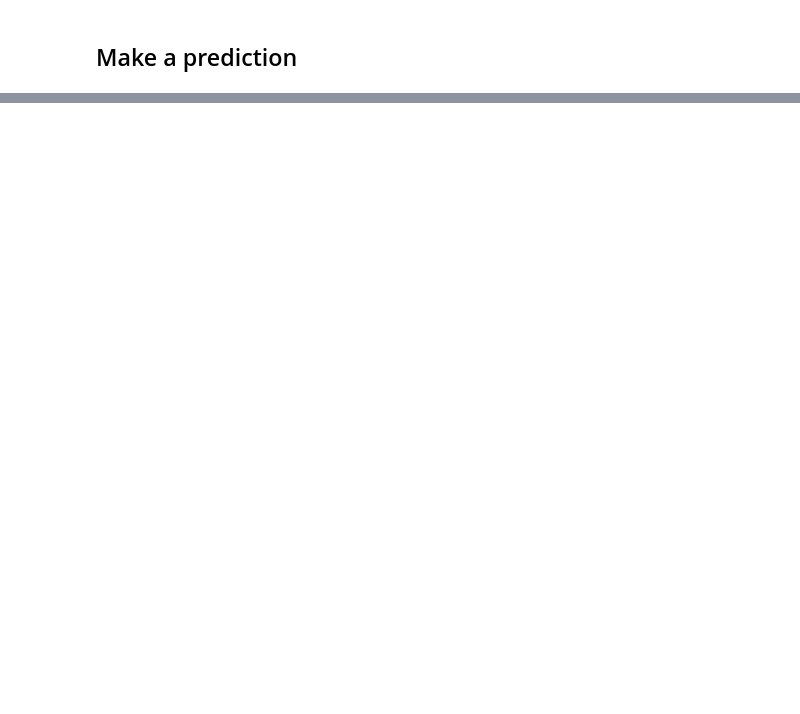
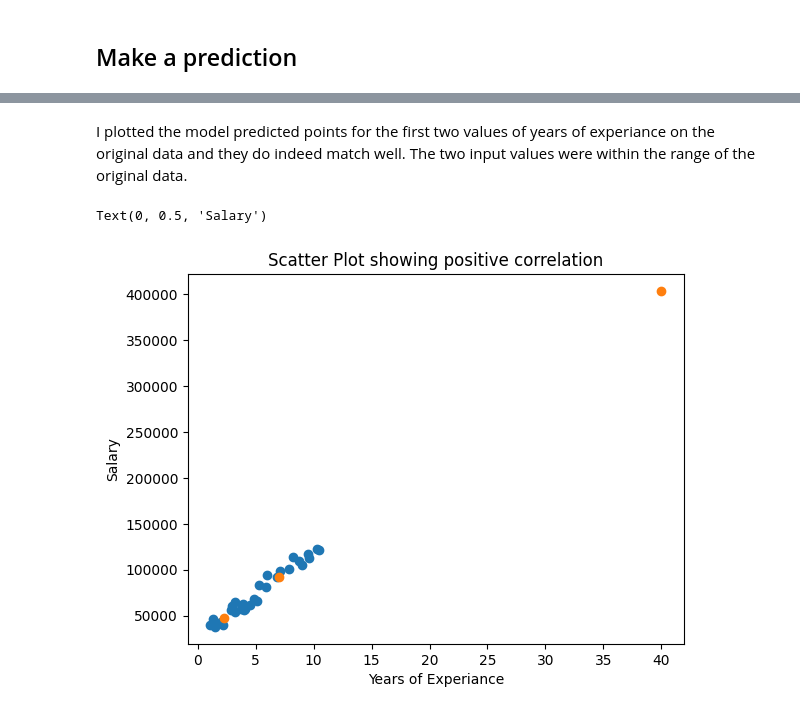
Before and after one commit to jenny4567/intro-to-data-analysis, a Jupyter notebook: stats_bites02/notebooks/02_SLR_Salary.ipynb, the cells around one changed output, grey strips where cells are left out. Saved outputs shown, nothing was run; the diff lists cells and outputs as text; code cells hidden in the pictures; blank space fills up the shorter version.

```diff
--- a/stats_bites02/notebooks/02_SLR_Salary.ipynb
+++ b/stats_bites02/notebooks/02_SLR_Salary.ipynb
@@ -24,0 +273,11 @@ Use the dataset ***SLR_Data.csv*** for this exercise.
+# %% [markdown]
+I plotted the model predicted points for the first two values of years of experiance on the original data and they do indeed match well. The two input values were within the range of the original data.
+# %%
+plt.scatter(years_experience, salary)
+plt.scatter(test_experiances, predicted_salaries)
+plt.title('Scatter Plot showing positive correlation')
+plt.xlabel('Years of Experiance')
+plt.ylabel('Salary')
+# %% [output]
+Text(0, 0.5, 'Salary')
+[figure, added]
```
Also changed, not shown: parts of 26 cells of this notebook.
